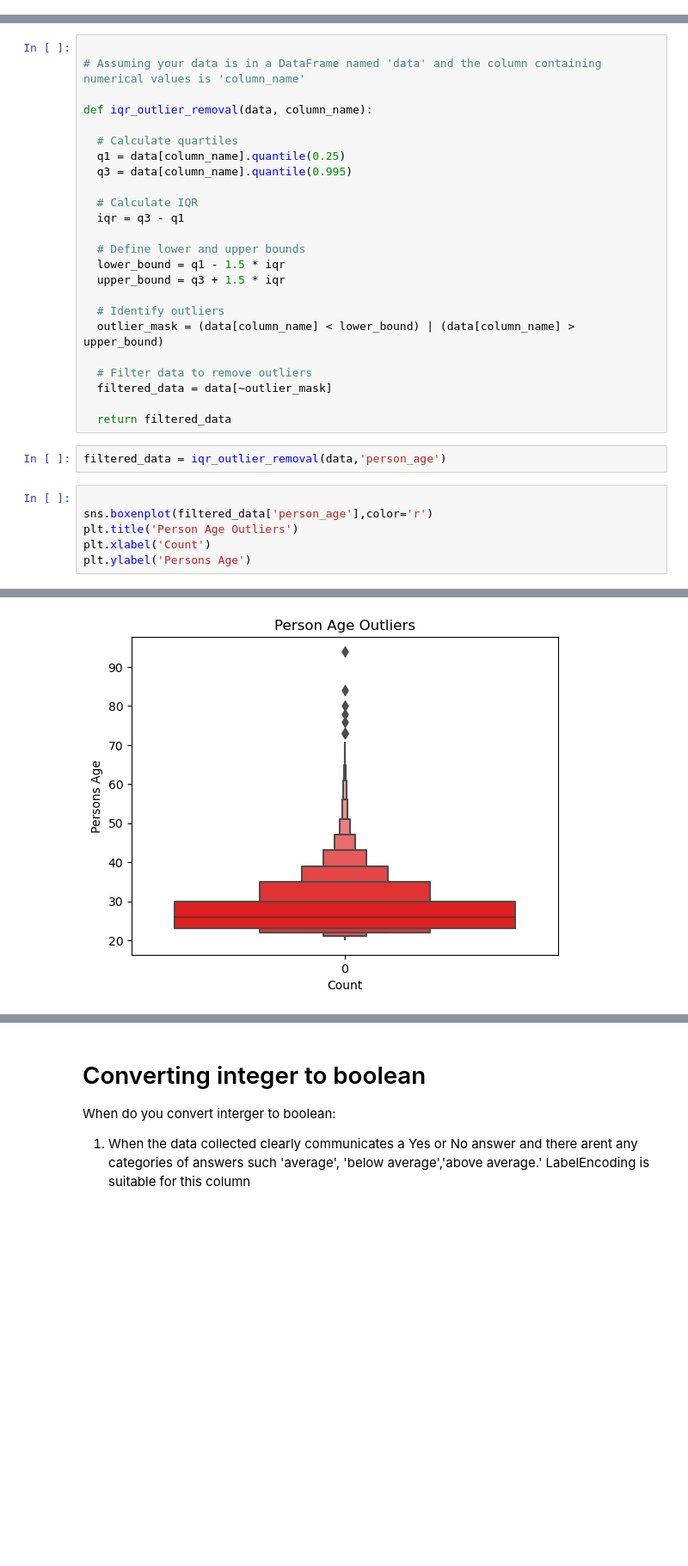
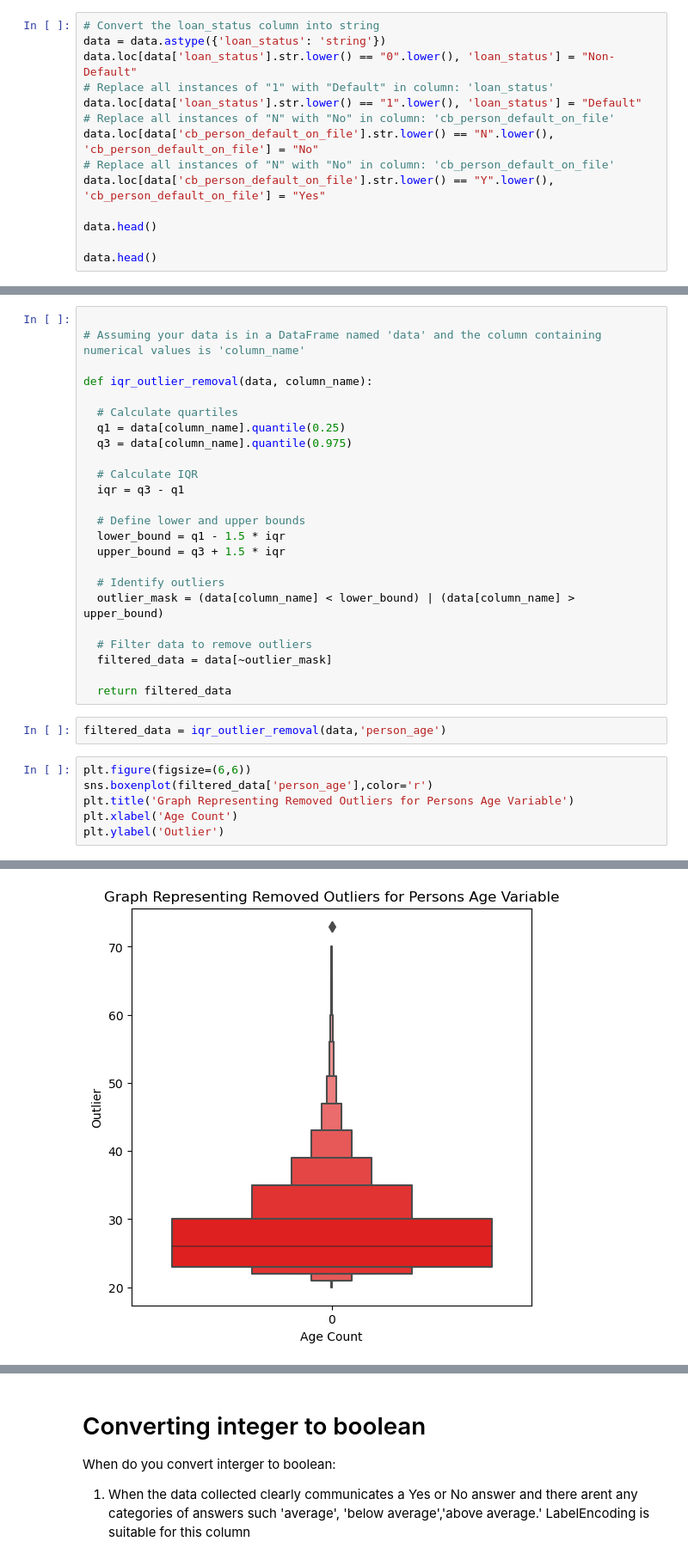
Before and after one commit to georgembugua00/credit_risk_classifier, a Jupyter notebook: notebook.ipynb, the cells around one changed output, grey strips where cells are left out. Shown: that part at 86% size. Drawn from its saved outputs; the diff is of its cells as text; blank space fills up the shorter version.

```diff
--- a/notebook.ipynb
+++ b/notebook.ipynb
@@ -88,3 +88,17 @@ cb_person_default_on_file: This column likely indicates whether the borrower has
 cb_person_cred_hist_length: This column represents the length of the borrower's credit history (e.g., in years). A longer credit history allows for a more comprehensive assessment of the borrower's repayment behavior.
 # %% [markdown]
 # Data Pre-processing
+# %%
+# Convert the loan_status column into string
+data = data.astype({'loan_status': 'string'})
+data.loc[data['loan_status'].str.lower() == "0".lower(), 'loan_status'] = "Non-Default"
+# Replace all instances of "1" with "Default" in column: 'loan_status'
+data.loc[data['loan_status'].str.lower() == "1".lower(), 'loan_status'] = "Default"
+# Replace all instances of "N" with "No" in column: 'cb_person_default_on_file'
+data.loc[data['cb_person_default_on_file'].str.lower() == "N".lower(), 'cb_person_default_on_file'] = "No"
+# Replace all instances of "N" with "No" in column: 'cb_person_default_on_file'
+data.loc[data['cb_person_default_on_file'].str.lower() == "Y".lower(), 'cb_person_default_on_file'] = "Yes"
+
+data.head()
+
+data.head()
@@ -291,7 +298,7 @@ def iqr_outlier_removal(data, column_name):
 
   # Calculate quartiles
   q1 = data[column_name].quantile(0.25)
-  q3 = data[column_name].quantile(0.995)
+  q3 = data[column_name].quantile(0.975)
 
   # Calculate IQR
   iqr = q3 - q1
@@ -310,9 +317,9 @@ def iqr_outlier_removal(data, column_name):
 # %%
 filtered_data = iqr_outlier_removal(data,'person_age')
 # %%
-
+plt.figure(figsize=(6,6))
 sns.boxenplot(filtered_data['person_age'],color='r')
-plt.title('Person Age Outliers')
-plt.xlabel('Count')
-plt.ylabel('Persons Age')
+plt.title('Graph Representing Removed Outliers for Persons Age Variable')
+plt.xlabel('Age Count')
+plt.ylabel('Outlier')
 # %% [output]
@@ -320 +327 @@ Text(0, 0.5, 'Persons Age')
-[figure, old version]
+[figure, new version]
```
Also changed, not shown: parts of 16 cells of this notebook.
